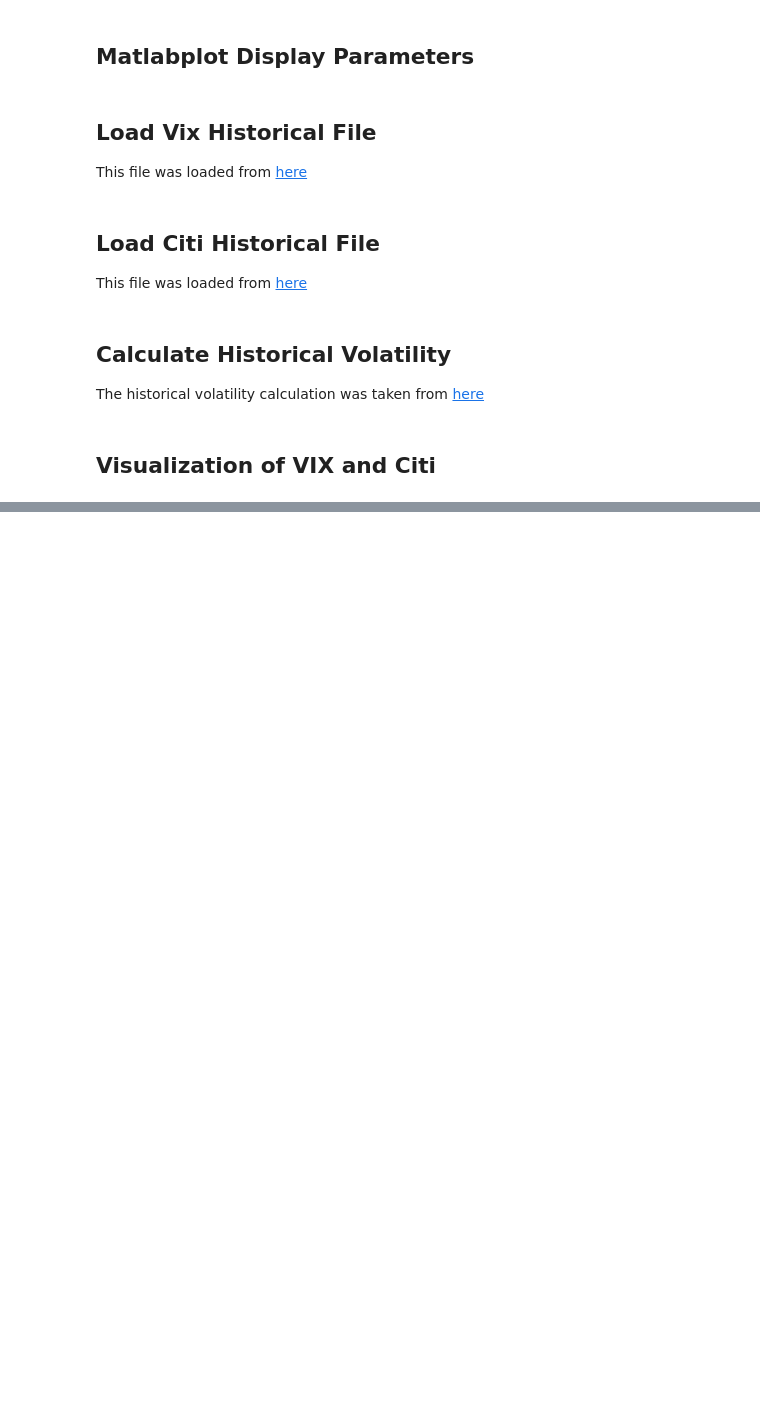
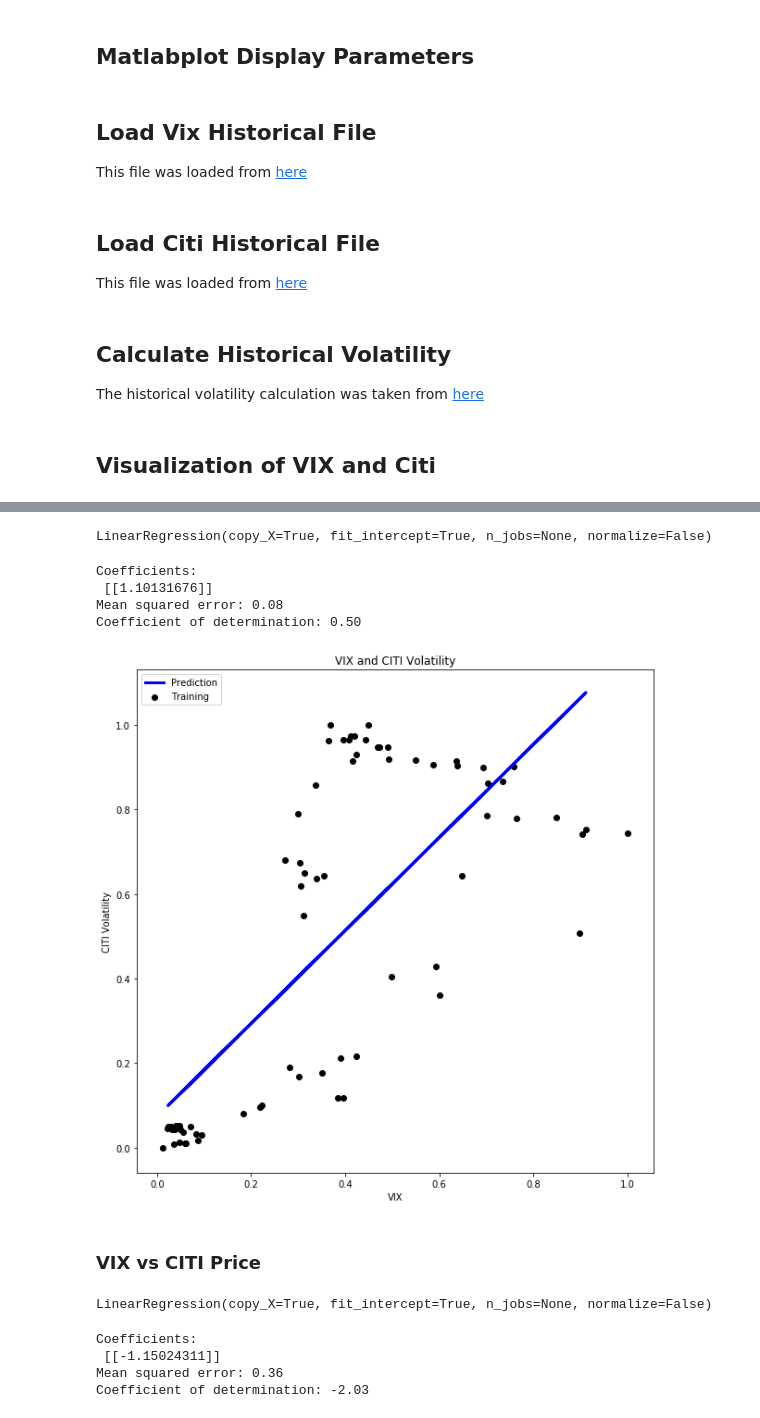
Before and after one commit to platypus-capital/options, a Jupyter notebook: jupyter/Historical_Volatility_and_VIX_Analysis.ipynb, the cells around one changed output, grey strips where cells are left out. Cells and saved outputs as stored; diff of their text form; code cells hidden in the pictures; blank space fills up the shorter version.

```diff
--- a/jupyter/Historical_Volatility_and_VIX_Analysis.ipynb
+++ b/jupyter/Historical_Volatility_and_VIX_Analysis.ipynb
@@ -60,0 +183,36 @@ plt.show()
+# %%
+# vix vs citi vol
+X = df_scaled['vix_scaled']
+y = df_scaled['citivol_scaled']
+X_train, X_test, y_train, y_test = train_test_split(X, y, test_size=0.3)
+# %%
+lr.fit(X_train,y_train)
+# %% [output]
+LinearRegression(copy_X=True, fit_intercept=True, n_jobs=None, normalize=False)
+# %%
+print('Coefficients: \n', lr.coef_)
+# The mean squared error
+print('Mean squared error: %.2f'
+      % mean_squared_error(X_train, y_train))
+# The coefficient of determination: 1 is perfect prediction
+print('Coefficient of determination: %.2f'
+      % r2_score(y_train, X_train))
+# %% [output]
+Coefficients:
+ [[1.10131676]]
+Mean squared error: 0.08
+Coefficient of determination: 0.50
+# %%
+citivol_y_pred = lr.predict(X_test)
+# %%
+plt.scatter(X,y, color='black', label='Training')
+plt.plot(X_test, citivol_y_pred, color='blue', linewidth=3, label='Prediction')
+plt.xlabel('VIX')
+plt.ylabel('CITI Volatility')
+plt.title('VIX and CITI Volatility')
+plt.legend()
+plt.show()
+# %% [output]
+[figure, added]
+# %% [markdown]
+### VIX vs CITI Price
@@ -60,0 +224,17 @@ plt.show()
+# %%
+lr.fit(X_train,y_train)
+# %% [output]
+LinearRegression(copy_X=True, fit_intercept=True, n_jobs=None, normalize=False)
+# %%
+print('Coefficients: \n', lr.coef_)
+# The mean squared error
+print('Mean squared error: %.2f'
+      % mean_squared_error(X_train, y_train))
+# The coefficient of determination: 1 is perfect prediction
+print('Coefficient of determination: %.2f'
+      % r2_score(y_train, X_train))
+# %% [output]
+Coefficients:
+ [[-1.15024311]]
+Mean squared error: 0.36
+Coefficient of determination: -2.03
```
Also changed, not shown: parts of 36 cells of this notebook.
